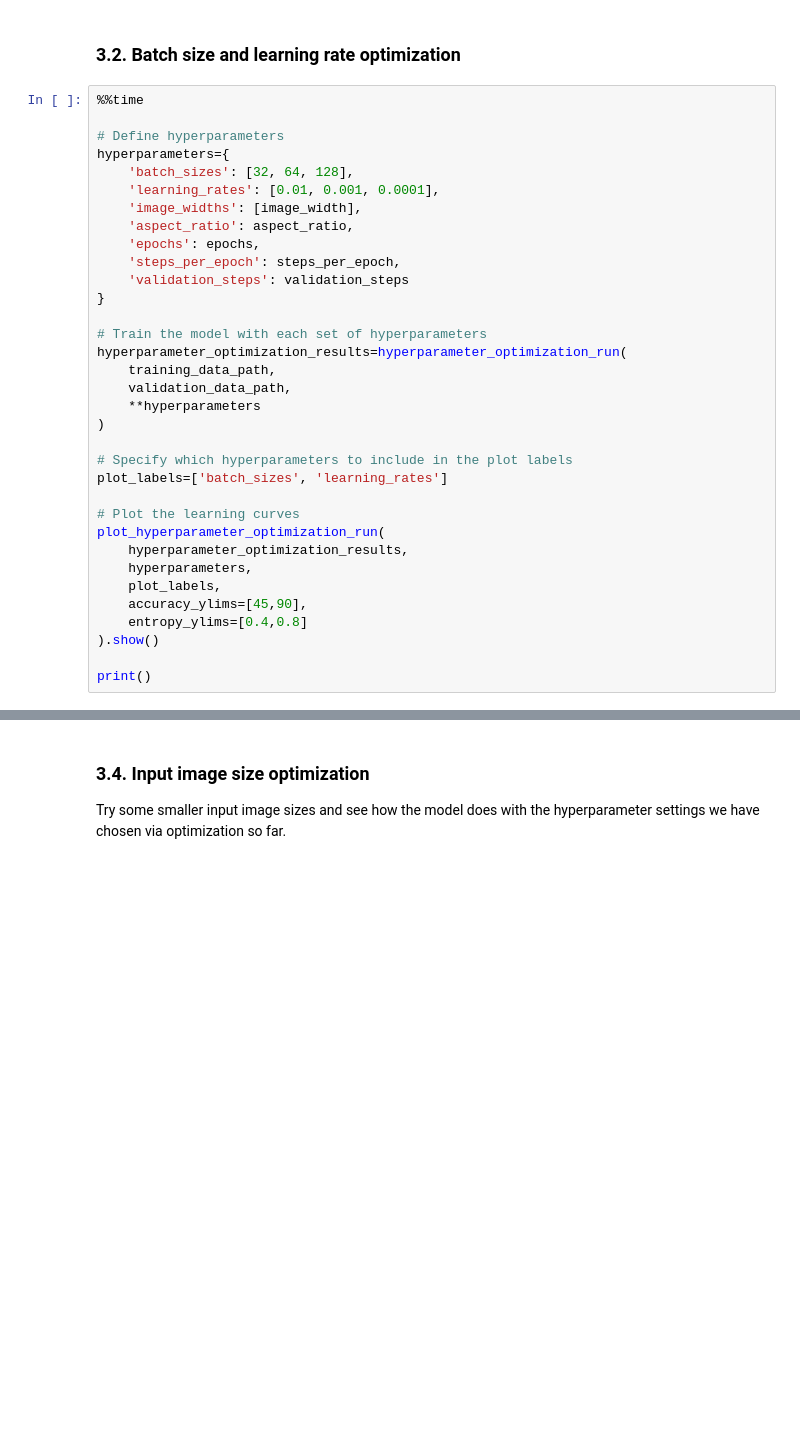
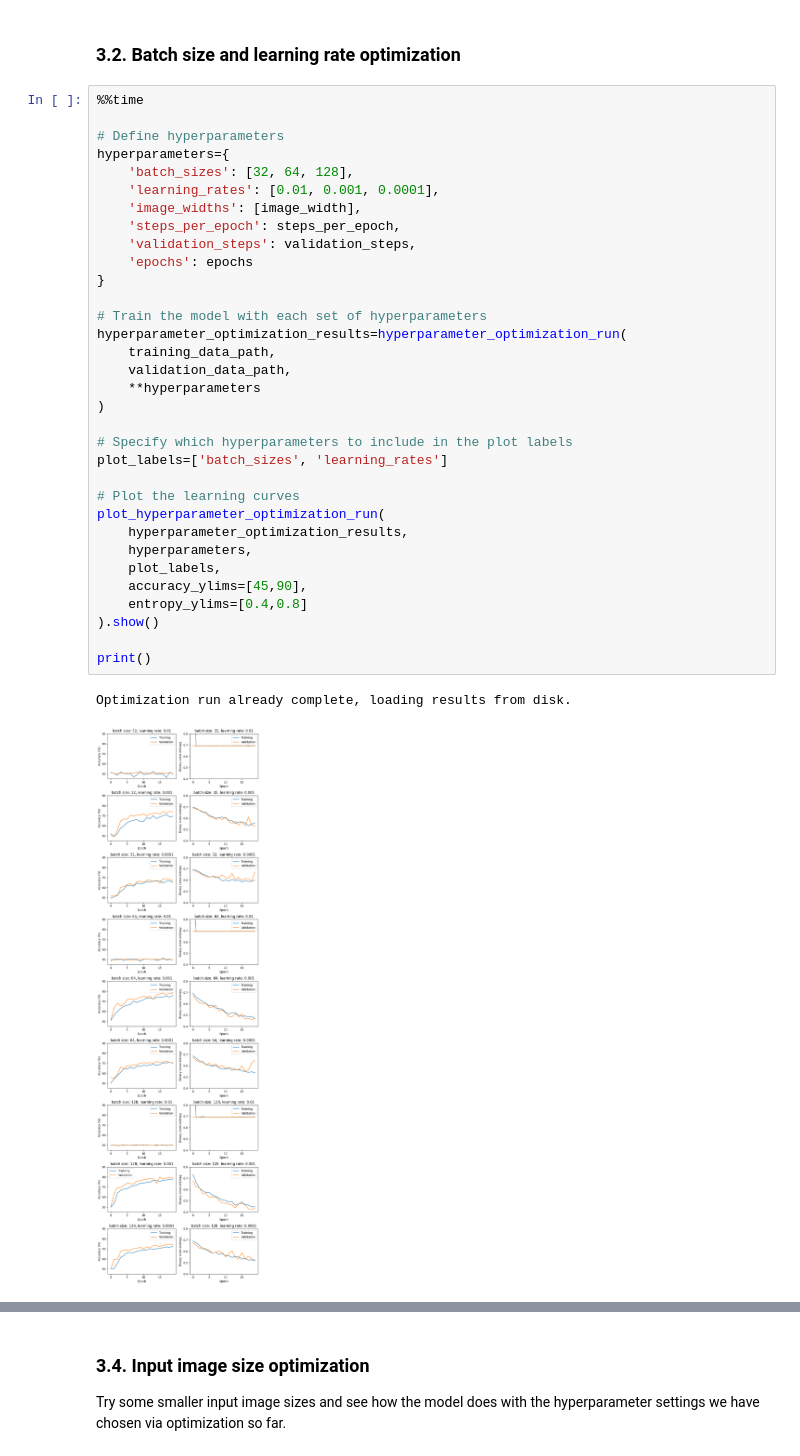
Before and after one commit to 4GeeksAcademy/gperdrizet-image-classification, a Jupyter notebook: src/solution.ipynb, the cells around one changed output, grey strips where cells are left out. Drawn from its saved outputs; the diff is of its cells as text; blank space fills up the shorter version.

```diff
--- a/src/solution.ipynb
+++ b/src/solution.ipynb
@@ -214,33 +260,35 @@ print()
 %%time
 
 # Define hyperparameters
 hyperparameters={
     'batch_sizes': [32, 64, 128],
     'learning_rates': [0.01, 0.001, 0.0001],
     'image_widths': [image_width],
-    'aspect_ratio': aspect_ratio,
-    'epochs': epochs,
     'steps_per_epoch': steps_per_epoch,
-    'validation_steps': validation_steps
+    'validation_steps': validation_steps,
+    'epochs': epochs
 }
 
 # Train the model with each set of hyperparameters
 hyperparameter_optimization_results=hyperparameter_optimization_run(
     training_data_path,
     validation_data_path,
     **hyperparameters
 )
 
 # Specify which hyperparameters to include in the plot labels
 plot_labels=['batch_sizes', 'learning_rates']
 
 # Plot the learning curves
 plot_hyperparameter_optimization_run(
     hyperparameter_optimization_results,
     hyperparameters,
     plot_labels,
     accuracy_ylims=[45,90],
     entropy_ylims=[0.4,0.8]
 ).show()
 
 print()
+# %% [output]
+Optimization run already complete, loading results from disk.
+[figure, added]
```
Also changed, not shown: parts of 24 cells of this notebook.
